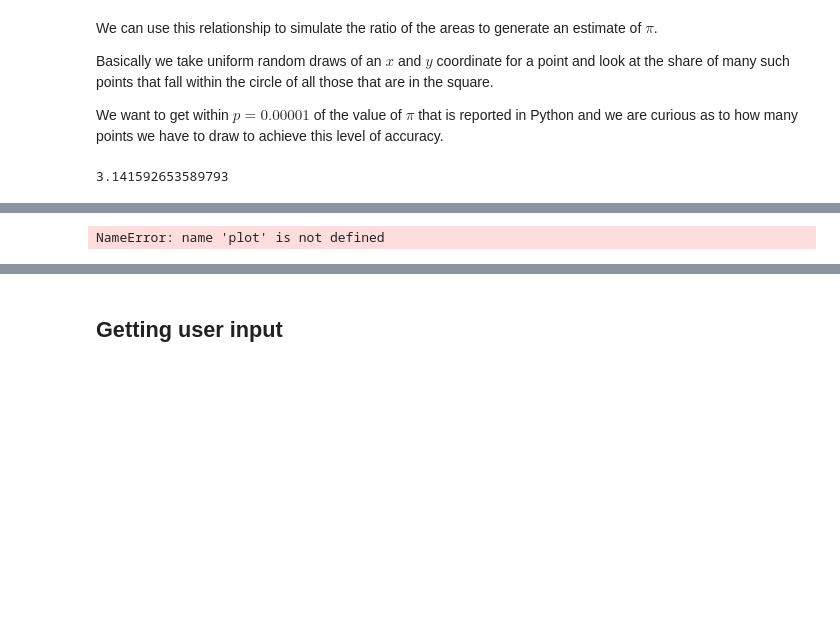
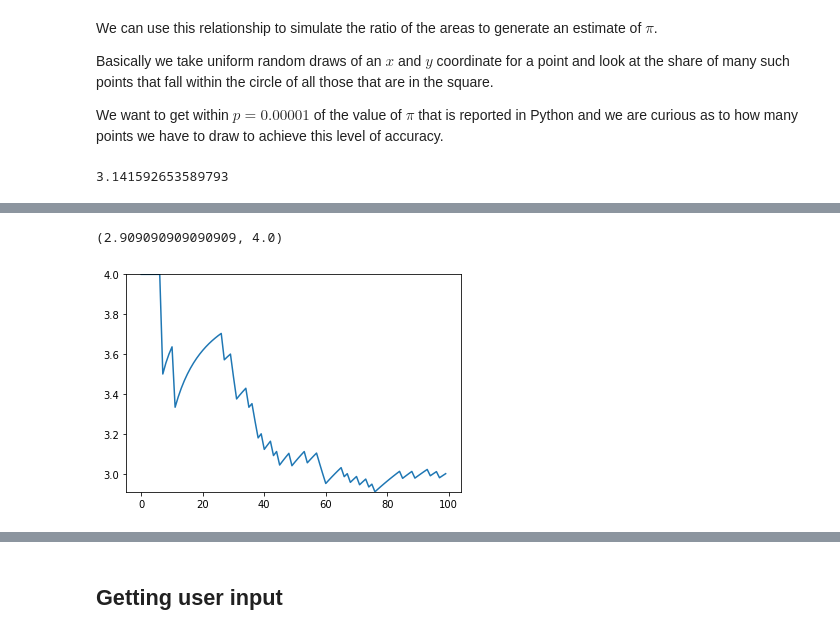
Before and after one commit to qszhao/PTUA2023, a Jupyter notebook: Lab03/simulate_pi.ipynb, the cells around one changed output, grey strips where cells are left out. Drawn from its saved outputs; the diff is of its cells as text; code cells hidden in the pictures; blank space fills up the shorter version.

```diff
--- a/Lab03/simulate_pi.ipynb
+++ b/Lab03/simulate_pi.ipynb
@@ -114,8 +118,9 @@ len(ratios)
 # %%
-plot(ratios[:100])
-ylim(min(ratios), max(ratios))
+plt.plot(ratios[:100])
+plt.ylim(min(ratios), max(ratios))
 # %% [output]
-NameError: name 'plot' is not defined
+(2.909090909090909, 4.0)
+[figure, added]
 # %%
 ratios[:10]
 # %% [output]
```
Also changed, not shown: parts of 9 cells of this notebook.
